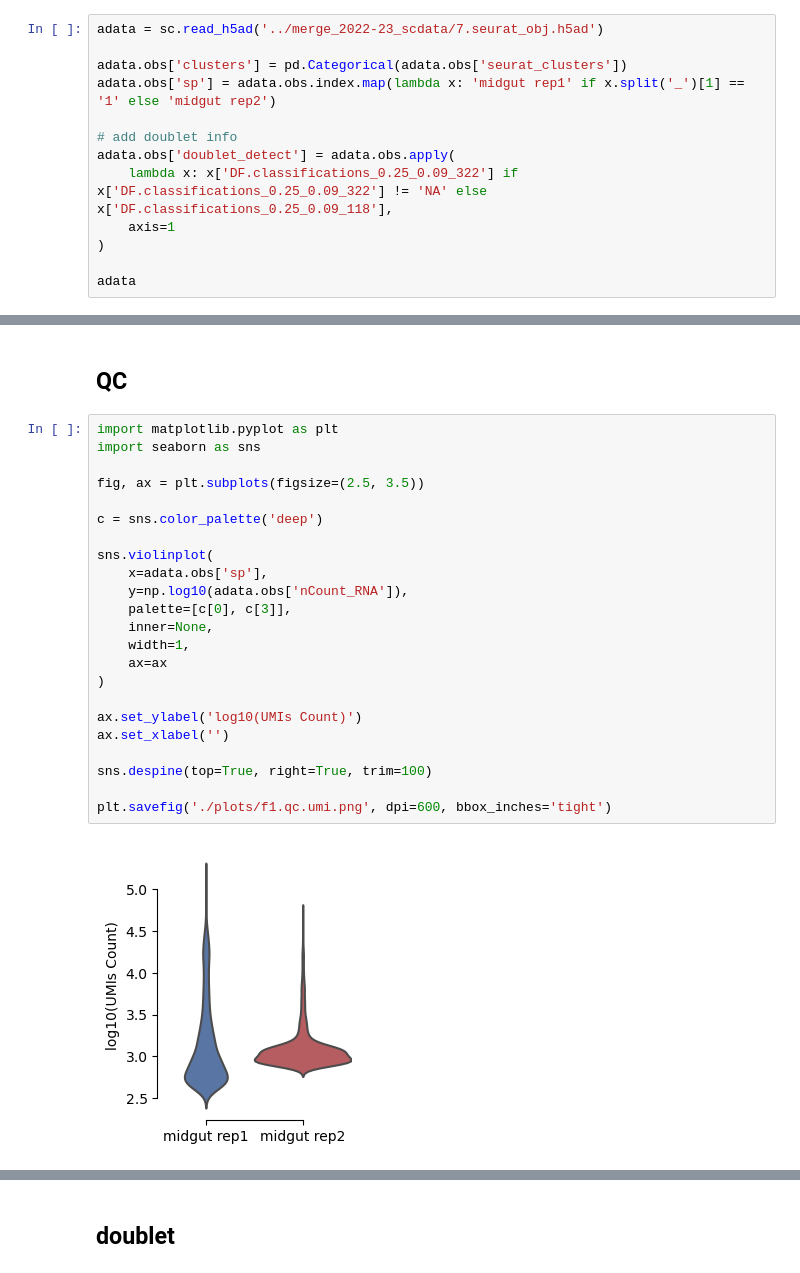
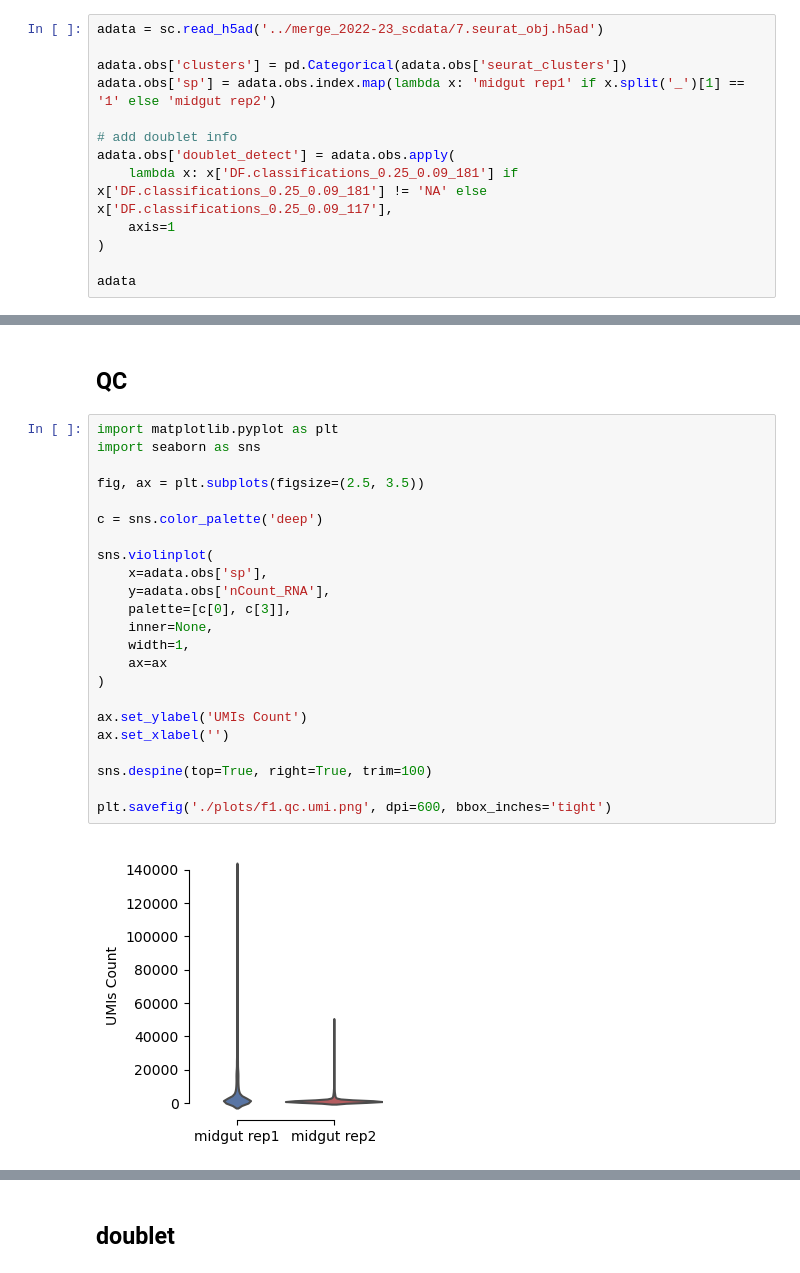
Before and after one commit to yingHH/Aaedes_midgut_scRNA-Seq, a Jupyter notebook: 3.merge/replot.ipynb, the cells around one changed output, grey strips where cells are left out. Saved outputs shown, nothing was run; the diff lists cells and outputs as text.

```diff
--- a/3.merge/replot.ipynb
+++ b/3.merge/replot.ipynb
@@ -14,7 +21,7 @@ adata.obs['sp'] = adata.obs.index.map(lambda x: 'midgut rep1' if x.split('_')[1]
 
 # add doublet info
 adata.obs['doublet_detect'] = adata.obs.apply(
-    lambda x: x['DF.classifications_0.25_0.09_322'] if x['DF.classifications_0.25_0.09_322'] != 'NA' else x['DF.classifications_0.25_0.09_118'],
+    lambda x: x['DF.classifications_0.25_0.09_181'] if x['DF.classifications_0.25_0.09_181'] != 'NA' else x['DF.classifications_0.25_0.09_117'],
     axis=1
 )
 
@@ -94,25 +84,25 @@ umap.to_csv('./umap.csv')
 # %%
 import matplotlib.pyplot as plt
 import seaborn as sns
 
 fig, ax = plt.subplots(figsize=(2.5, 3.5))
 
 c = sns.color_palette('deep')
 
 sns.violinplot(
     x=adata.obs['sp'],
-    y=np.log10(adata.obs['nCount_RNA']),
+    y=adata.obs['nCount_RNA'],
     palette=[c[0], c[3]],
     inner=None,
     width=1,
     ax=ax
 )
 
-ax.set_ylabel('log10(UMIs Count)')
+ax.set_ylabel('UMIs Count')
 ax.set_xlabel('')
 
 sns.despine(top=True, right=True, trim=100)
 
 plt.savefig('./plots/f1.qc.umi.png', dpi=600, bbox_inches='tight')
 # %% [output]
-[figure, old version]
+[figure, new version]
```
Also changed, not shown: parts of 47 cells of this notebook, 3 other files.
